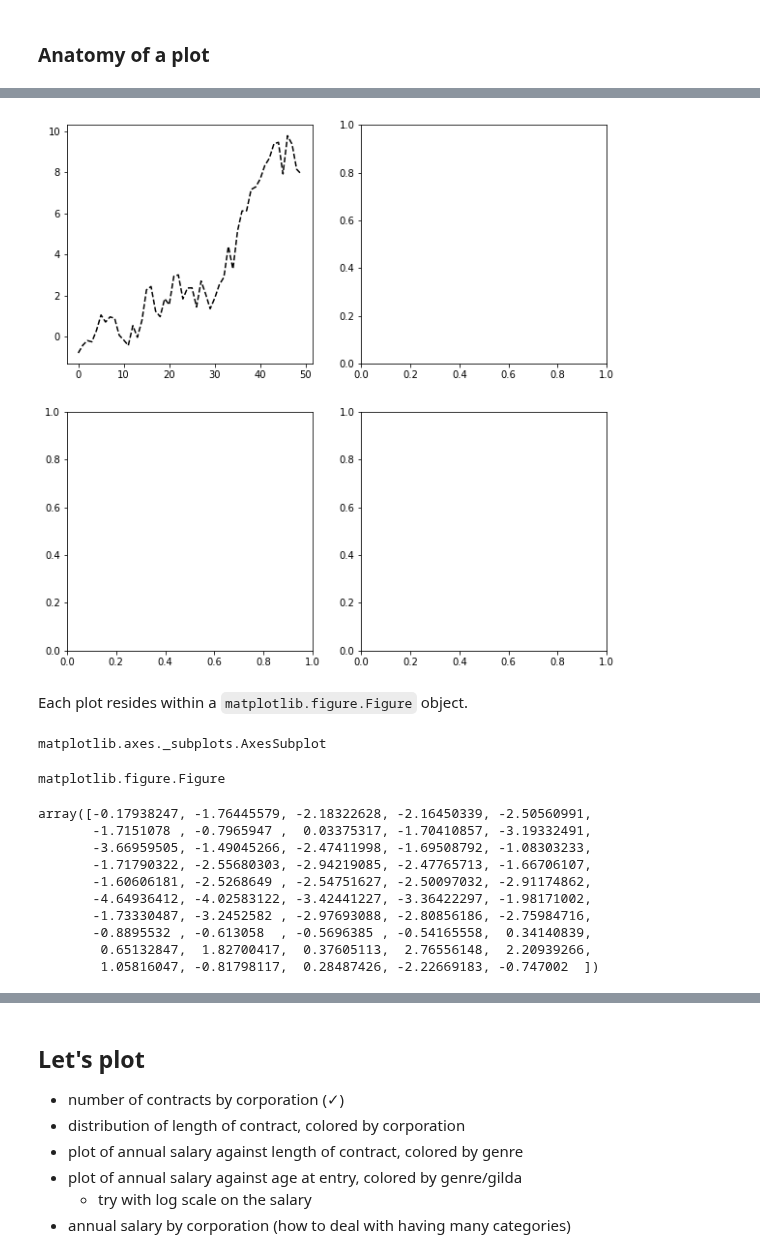
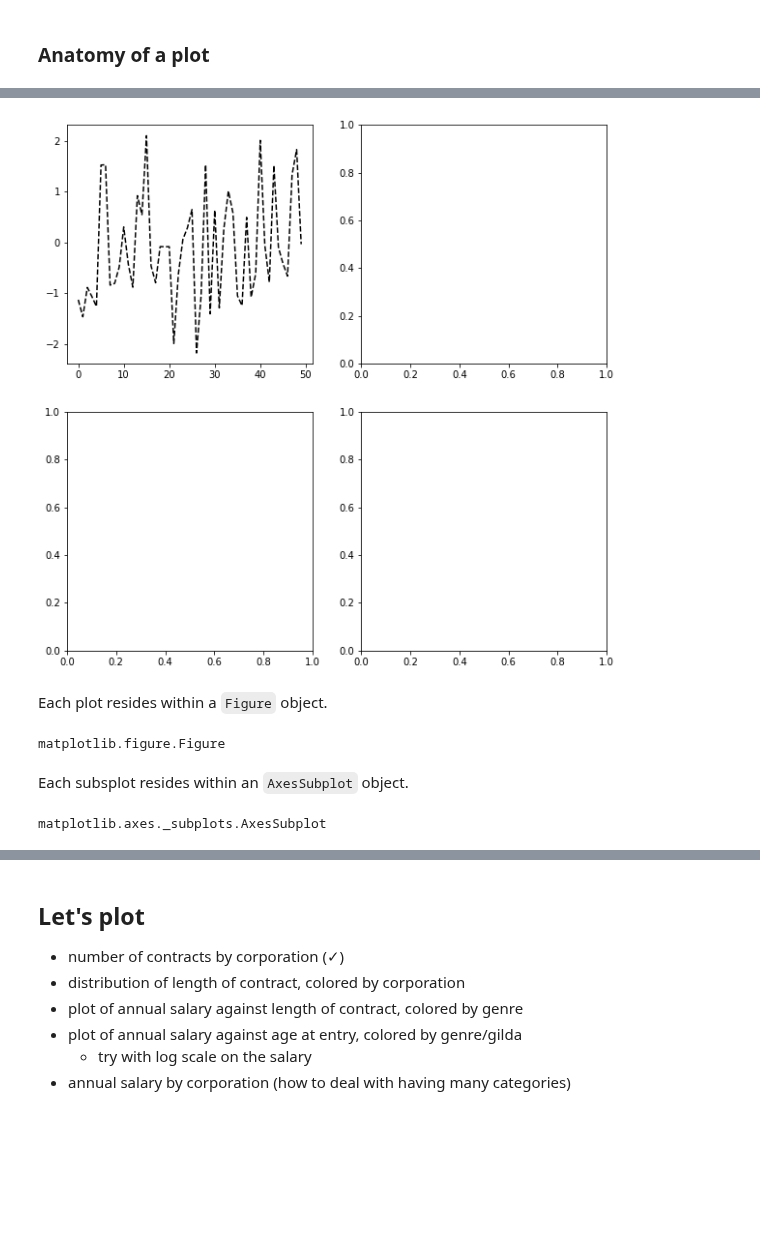
Before and after one commit to mromanello/ADA-DHOxSS, a Jupyter notebook: notebooks/4.2 Visualize.ipynb, the cells around one changed output, grey strips where cells are left out. Saved outputs shown, nothing was run; the diff lists cells and outputs as text; code cells hidden in the pictures; blank space fills up the shorter version.

```diff
--- a/notebooks/4.2 Visualize.ipynb
+++ b/notebooks/4.2 Visualize.ipynb
@@ -47,26 +43,28 @@ plt.show()
 # %%
 %matplotlib inline
 
 # first we creta the figure, which is the
 # container where all plots reside
 fig = plt.figure(figsize=(10, 10))
 
 ax1 = fig.add_subplot(2, 2, 1)
-plt.plot(np.random.randn(50).cumsum(), 'k--')
+plt.plot(np.random.randn(50), 'k--')
 
 ax2 = fig.add_subplot(2, 2, 2)
 ax3 = fig.add_subplot(2, 2, 3)
 ax4 = fig.add_subplot(2, 2, 4)
 plt.show()
 # %% [output]
-[figure, old version]
+[figure, new version]
 # %% [markdown]
-Each plot resides within a `matplotlib.figure.Figure` object.
+Each plot resides within a `Figure` object.
+# %%
+type(fig)
+# %% [output]
+matplotlib.figure.Figure
+# %% [markdown]
+Each subsplot resides within an `AxesSubplot` object.
 # %%
 type(ax1)
 # %% [output]
 matplotlib.axes._subplots.AxesSubplot
-# %%
-type(fig)
-# %% [output]
-matplotlib.figure.Figure
@@ -75,14 +70,0 @@ plt.subplots?
-# %%
-# what does `cumsum` do ?
-np.random.randn(50).cumsum()
-# %% [output]
-array([-0.17938247, -1.76445579, -2.18322628, -2.16450339, -2.50560991,
-       -1.7151078 , -0.7965947 ,  0.03375317, -1.70410857, -3.19332491,
-       -3.66959505, -1.49045266, -2.47411998, -1.69508792, -1.08303233,
-       -1.71790322, -2.55680303, -2.94219085, -2.47765713, -1.66706107,
-       -1.60606181, -2.5268649 , -2.54751627, -2.50097032, -2.91174862,
-       -4.64936412, -4.02583122, -3.42441227, -3.36422297, -1.98171002,
-       -1.73330487, -3.2452582 , -2.97693088, -2.80856186, -2.75984716,
-       -0.8895532 , -0.613058  , -0.5696385 , -0.54165558,  0.34140839,
-        0.65132847,  1.82700417,  0.37605113,  2.76556148,  2.20939266,
-        1.05816047, -0.81798117,  0.28487426, -2.22669183, -0.747002  ])
```
Also changed, not shown: parts of 25 cells of this notebook.
